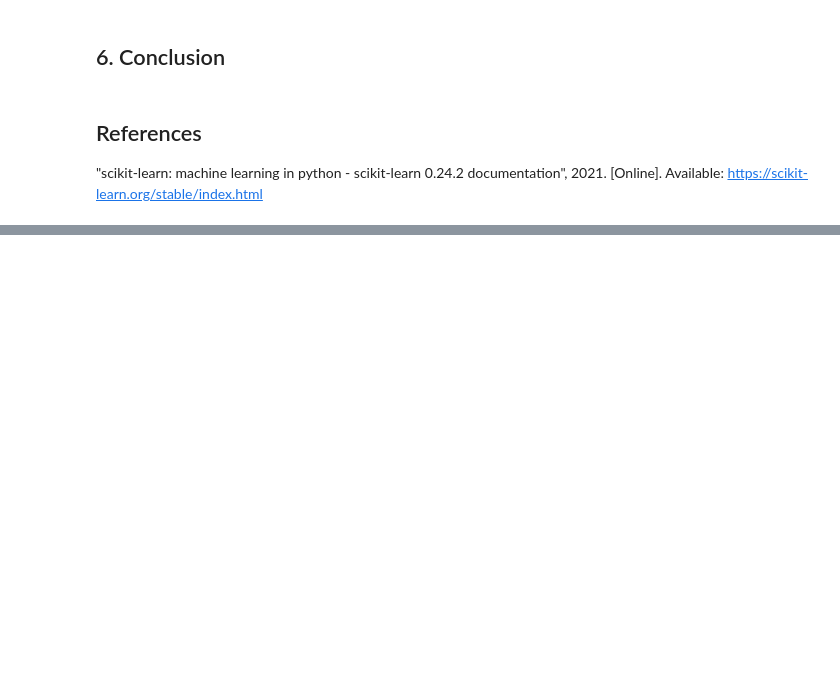
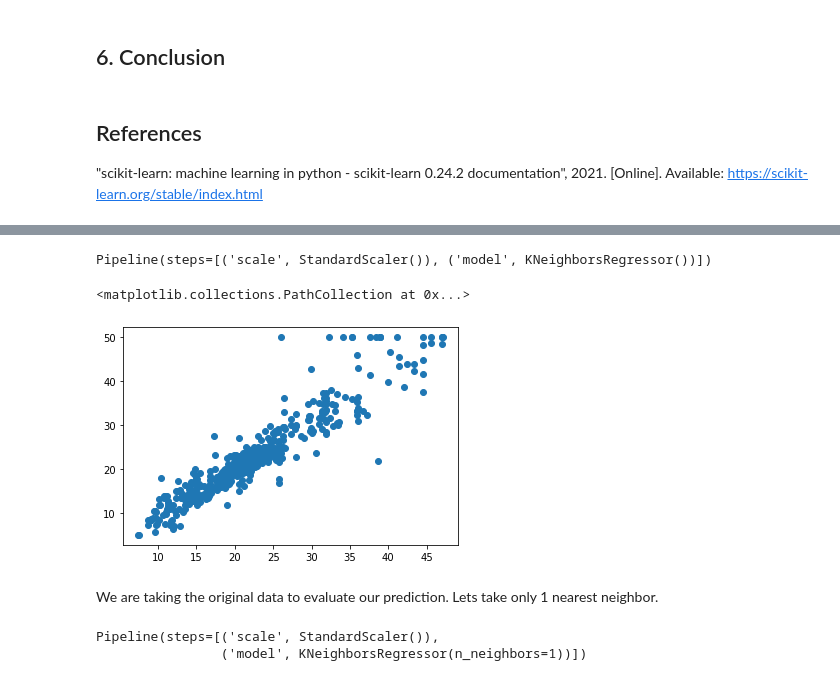
Before and after one commit to vukasm/MachineLearning-Statistics, a Jupyter notebook: Scikit-Learn.ipynb, the cells around one changed output, grey strips where cells are left out. Drawn from its saved outputs; the diff is of its cells as text; code cells hidden in the pictures; blank space fills up the shorter version.

```diff
--- a/Scikit-Learn.ipynb
+++ b/Scikit-Learn.ipynb
@@ -20,0 +212,13 @@ This notebook contains a demonstrations and visualisations of my three favorite
+# %%
+pipe3.fit(X,y)
+# %% [output]
+Pipeline(steps=[('scale', StandardScaler()), ('model', KNeighborsRegressor())])
+# %%
+pred3=pipe3.predict(X) #predict using dataset X, we predict using the same data as we fit
+# %%
+plt.scatter(pred3,y)
+# %% [output]
+<matplotlib.collections.PathCollection at 0x...>
+[figure, added]
+# %% [markdown]
+We are taking the original data to evaluate our prediction. Lets take only 1 nearest neighbor.
@@ -20,0 +231,5 @@ This notebook contains a demonstrations and visualisations of my three favorite
+# %%
+pipe4.fit(X,y)
+# %% [output]
+Pipeline(steps=[('scale', StandardScaler()),
+                ('model', KNeighborsRegressor(n_neighbors=1))])
```
Also changed, not shown: parts of 48 cells of this notebook, 1 other file.
